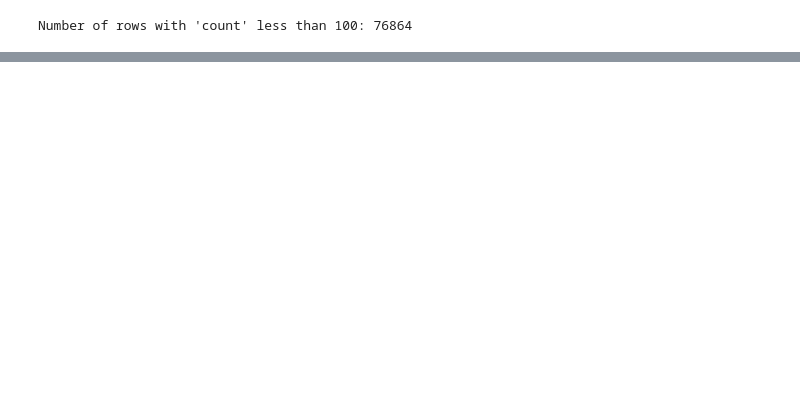
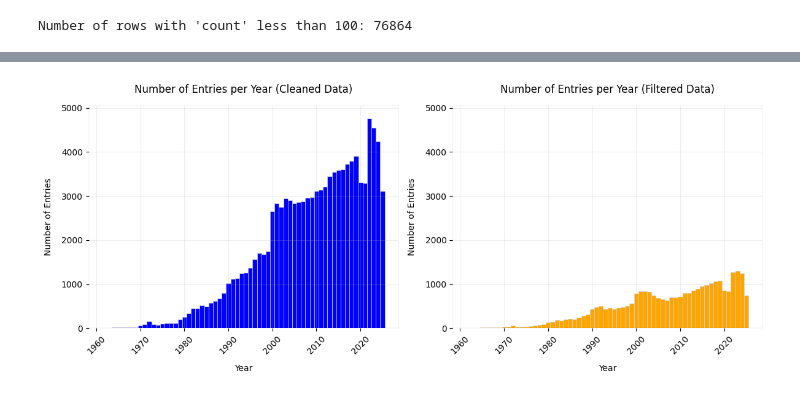
Before and after one commit to TishDuc/TishDuc.github.io, a Jupyter notebook: Displacements_Final_Project/Main_script.ipynb, the cells around one changed output, grey strips where cells are left out. Saved outputs shown, nothing was run; the diff lists cells and outputs as text; code cells hidden in the pictures; blank space fills up the shorter version.

```diff
--- a/Displacements_Final_Project/Main_script.ipynb
+++ b/Displacements_Final_Project/Main_script.ipynb
@@ -170,0 +190,81 @@ filtered_data.to_csv('/Users/tish/Documents/Flexible Masters/02806 - Social data
+# %%
+# ---------------------------------------------------------------
+#                           data count
+# ---------------------------------------------------------------
+
+# count number of entries per year for the cleaned data
+num_entries_per_year_clean = clean_data['year'].value_counts().sort_index()
+# print(num_entries_per_year_clean)
+
+# count number of entries per year for filtered data
+num_entries_per_year_filtered = filtered_data['year'].value_counts().sort_index()
+# print(num_entries_per_year_filtered)
+
+# common y-axis limit
+max_count = max(
+    num_entries_per_year_clean.max(),
+    num_entries_per_year_filtered.max()
+)
+
+# plot the two histograms side by side
+# -------------------------------------
+plt.figure(figsize=(12, 5))
+
+#           cleaned data
+# -------------------------------------
+plt.subplot(1, 2, 1)
+plt.hist(
+    clean_data['year'],
+    bins=np.arange(
+        clean_data['year'].min(),
+        clean_data['year'].max() + 2
+    ) - 0.5,
+    color='blue',
+    edgecolor='lightgray',
+    linewidth=0.5
+)
+
+plt.title('Number of Entries per Year (Cleaned Data)', pad=15, fontsize=12)
+plt.xlabel('Year', labelpad=10)
+plt.ylabel('Number of Entries', labelpad=10)
+plt.xticks(rotation=45)
+plt.ylim(0, max_count + 300)
+plt.margins(y=0.05)
+plt.grid(axis='x', alpha=0.2)
+plt.grid(axis='y', alpha=0.2)
+
+
+#           filtered data
+# -------------------------------------
+plt.subplot(1, 2, 2)
+plt.hist(
+    filtered_data['year'],
+    bins=np.arange(
+        filtered_data['year'].min(),
+        filtered_data['year'].max() + 2
+    ) - 0.5,
+    color='orange',
+    edgecolor='lightgray',
+    linewidth=0.5
+)
+
+plt.title('Number of Entries per Year (Filtered Data)', pad=15, fontsize=12)
+plt.xlabel('Year', labelpad=10)
+plt.ylabel('Number of Entries', labelpad=10)
+plt.xticks(rotation=45)
+plt.ylim(0, max_count + 300)
+plt.margins(y=0.05)
+plt.grid(axis='x', alpha=0.2)
+plt.grid(axis='y', alpha=0.2)
+
+# change opacity of the frame
+for ax in plt.gcf().axes:
+    for spine in ax.spines.values():
+        spine.set_edgecolor((0, 0, 0, 0.2))  # 20% opacity
+        spine.set_linewidth(0.2)
+
+plt.tight_layout()
+
+plt.show()
+# %% [output]
+[figure, added]
```
Also changed, not shown: parts of 16 cells of this notebook, 6 other files.
